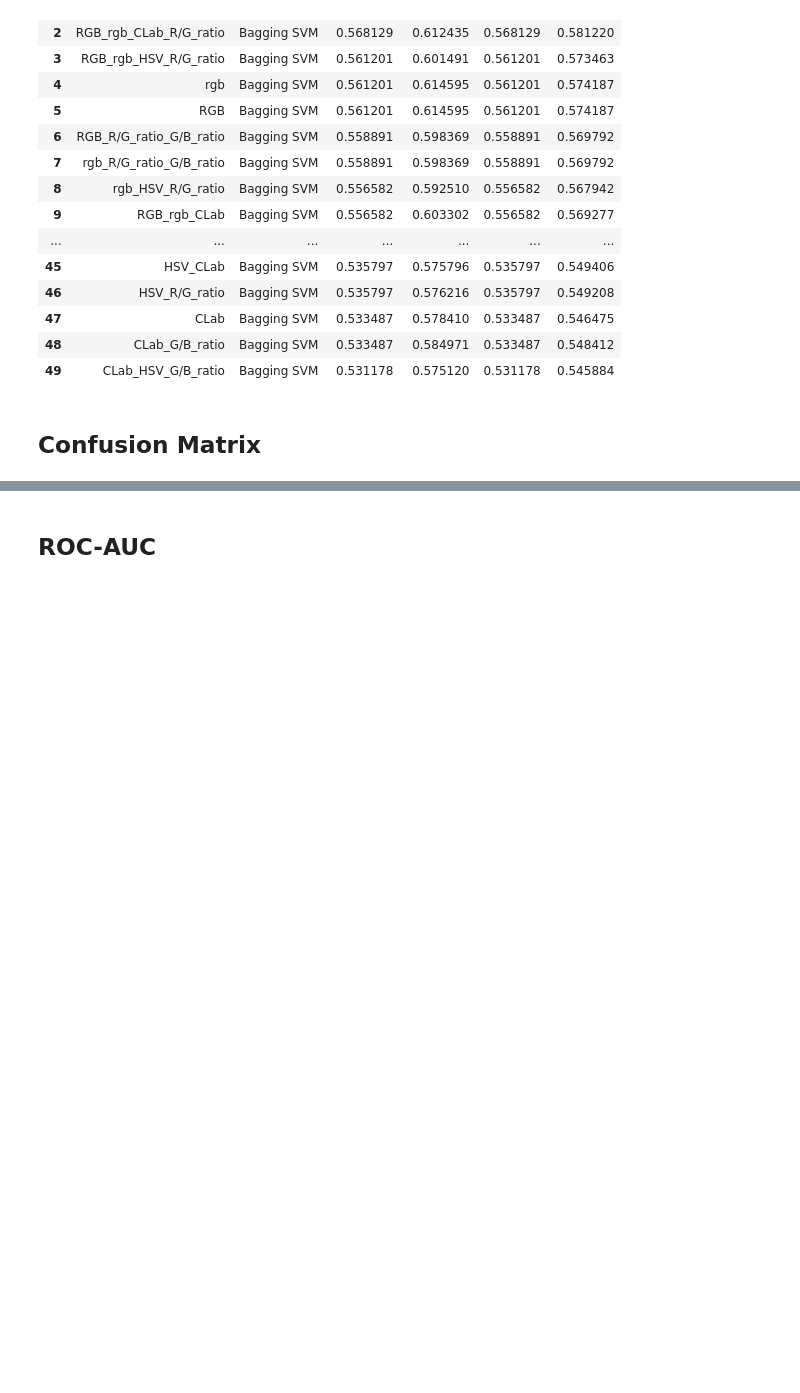
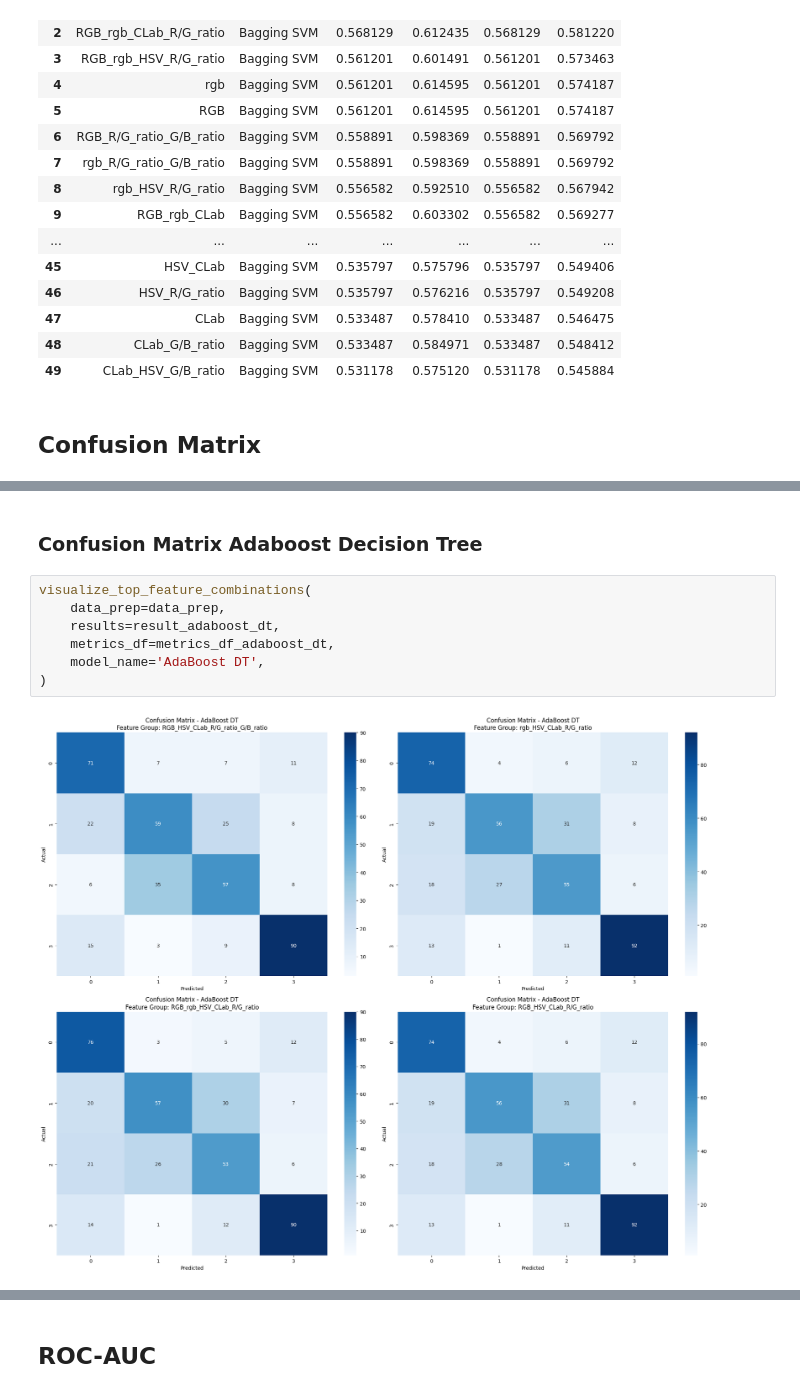
Before and after one commit to BimaBayuUWUUU/2141720019_TA_BIMA-BAYU-SAPUTRA, a Jupyter notebook: Ipynb/BismillahSatu.ipynb, the cells around one changed output, grey strips where cells are left out. Saved outputs shown, nothing was run; the diff lists cells and outputs as text; blank space fills up the shorter version.

```diff
--- a/Ipynb/BismillahSatu.ipynb
+++ b/Ipynb/BismillahSatu.ipynb
@@ -1358,0 +1002,11 @@ visualize_results(data_prep['y_test'], y_pred_ann, y_pred_adaboost_dt, y_pred_ad
+# %% [markdown]
+### **Confusion Matrix Adaboost Decision Tree**
+# %%
+visualize_top_feature_combinations(
+    data_prep=data_prep,
+    results=result_adaboost_dt,
+    metrics_df=metrics_df_adaboost_dt,
+    model_name='AdaBoost DT',
+)
+# %% [output]
+[figure, added]
```
Also changed, not shown: parts of 69 cells of this notebook.
